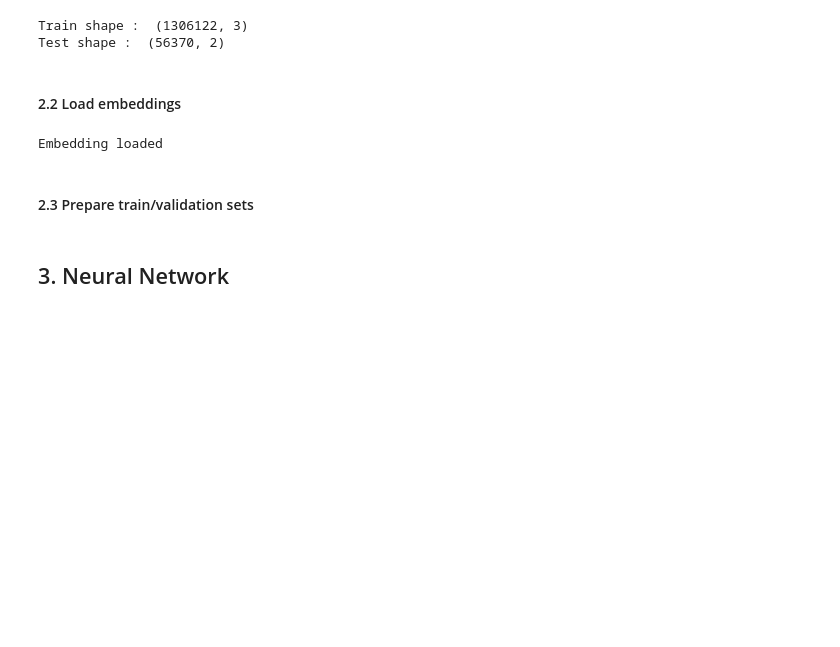
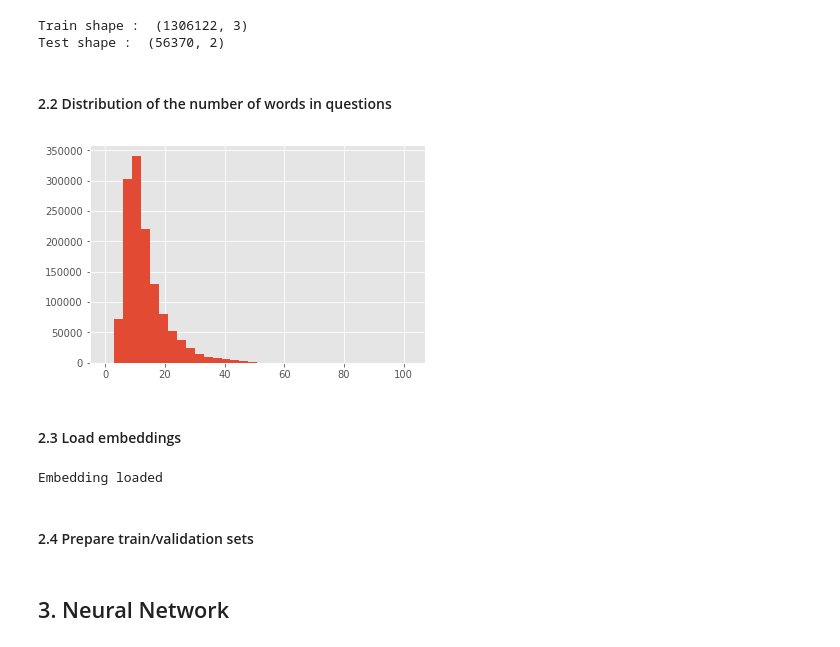
Before and after one commit to Evgeneus/kaggle-competitions, a Jupyter notebook: Quora Insincere Questions Classification/quara-rnn-baseline.ipynb, the cells around one changed output. Cells and saved outputs as stored; diff of their text form; code cells hidden in the pictures; blank space fills up the shorter version.

```diff
--- a/Quora Insincere Questions Classification/quara-rnn-baseline.ipynb
+++ b/Quora Insincere Questions Classification/quara-rnn-baseline.ipynb
@@ -31,8 +31,11 @@ class DataLoader:
     def load(self, file_names):
         self.train_df = pd.read_csv(file_names['train'])
         self.test_df = pd.read_csv(file_names['test'])
-        print("Train shape : ", self.train_df.shape)
-        print("Test shape : ", self.test_df.shape)
+        ## fill up the missing values
+        self.train_df['question_text'].fillna('_na_', inplace=True)
+        self.test_df['question_text'].fillna('_na_', inplace=True)
+        print('Train shape : ', self.train_df.shape)
+        print('Test shape : ', self.test_df.shape)
 # %% [markdown]
 #### 1.2 Load embeddings & transform text to vectors
 # %%
@@ -129,8 +137,18 @@ dl.load(file_names)
 # %% [output]
 Train shape :  (1306122, 3)
 Test shape :  (56370, 2)
+# %% [markdown]
+#### 2.2 Distribution of the number of words in questions
+# %%
+num_words_in_questions = [len(question.split()) for question in dl.train_df['question_text']]
+plt.hist(num_words_in_questions,bins = np.arange(0,103,3))
+plt.show()
+
+max_text_len = 40 # according to the histogram below
+# %% [output]
+[figure, added]
 # %% [markdown]
-#### 2.2  Load embeddings
+#### 2.3  Load embeddings
 # %%
 embedding_file_name = 'data/embeddings/glove.840B.300d/glove.840B.300d.txt'
 emb = Embeddings()
@@ -139,7 +157,7 @@ print('Embedding loaded')
 # %% [output]
 Embedding loaded
 # %% [markdown]
-#### 2.3 Prepare train/validation sets
+#### 2.4 Prepare train/validation sets
 # %%
 from sklearn.model_selection import train_test_split
 
```
Also changed, not shown: parts of 12 cells of this notebook.
